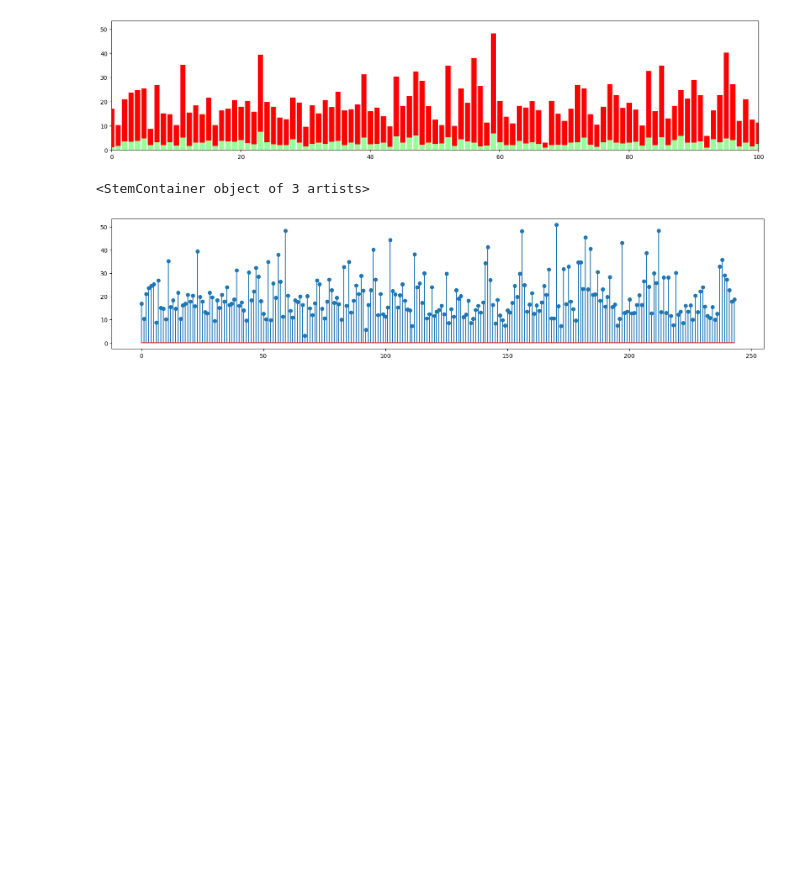
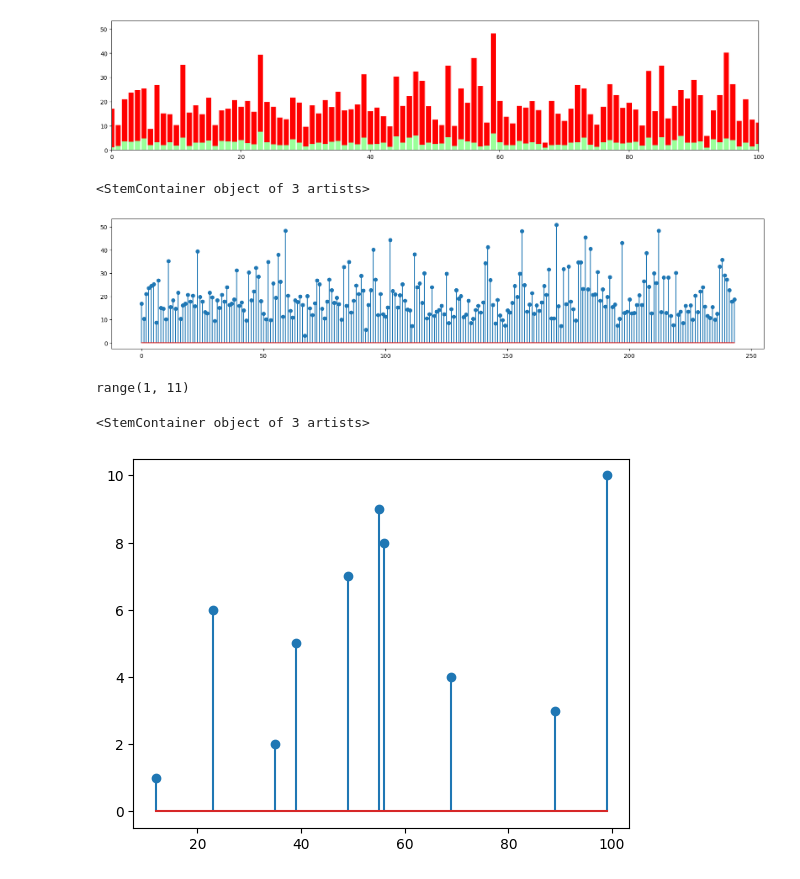
Before and after one commit to 195Akashsingh/Python, a Jupyter notebook: data analysis/Visulation.ipynb, the cells around one changed output. Saved outputs shown, nothing was run; the diff lists cells and outputs as text; code cells hidden in the pictures; blank space fills up the shorter version.

Commit message:
graph

```diff
--- a/data analysis/Visulation.ipynb
+++ b/data analysis/Visulation.ipynb
@@ -133,3 +135,14 @@ plt.stem('total_bill',data= tips)
 # %% [output]
 <StemContainer object of 3 artists>
 [figure]
+# %%
+a = [12,35,89,69,39,23,49,56,55,99]
+b = range(1,11)
+print(b)
+# %% [output]
+range(1, 11)
+# %%
+plt.stem(a,b)
+# %% [output]
+<StemContainer object of 3 artists>
+[figure, added]
```
Also changed, not shown: parts of 7 cells of this notebook, 1 other file.
